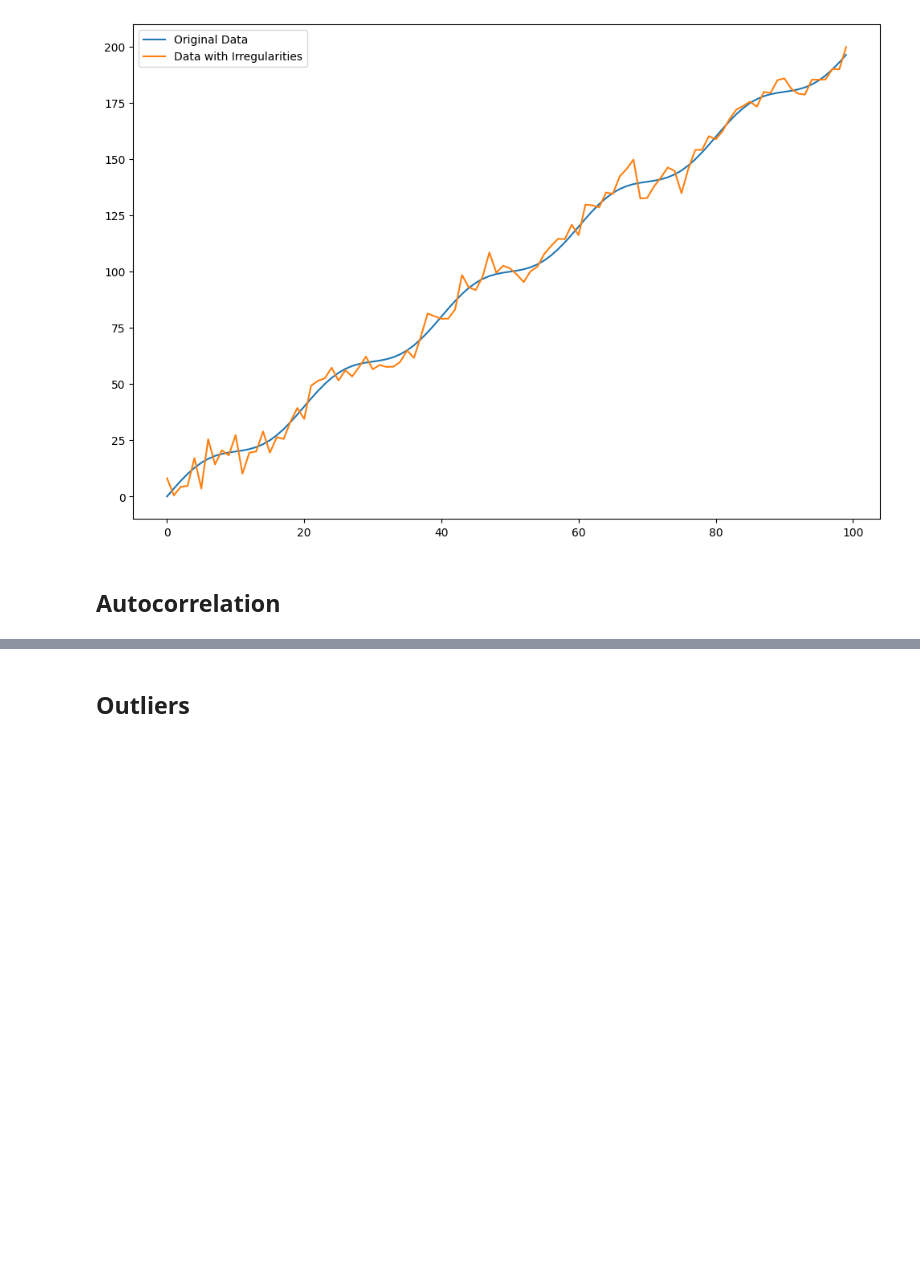
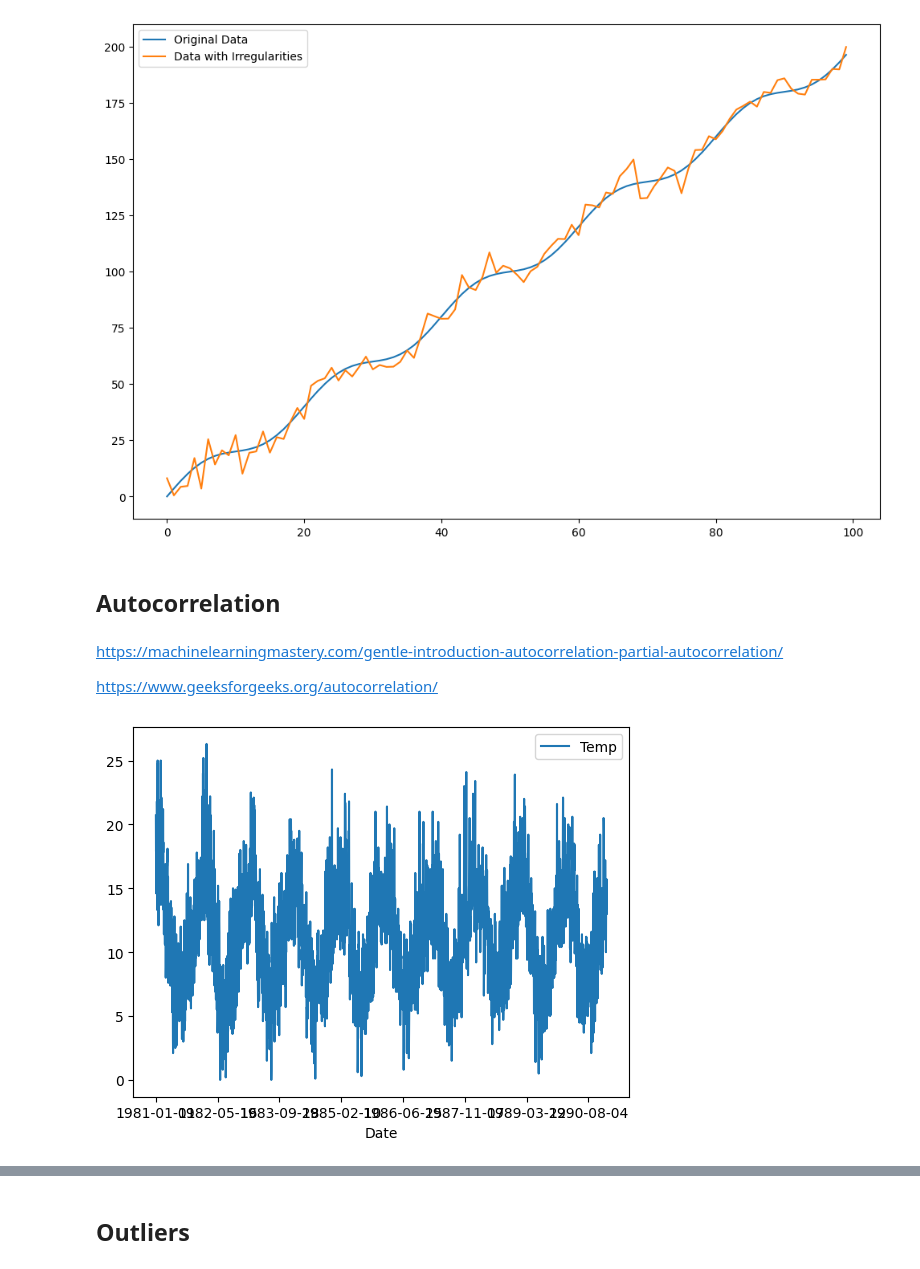
Before and after one commit to Matmozaur/Various-tools-and-notes, a Jupyter notebook: ML_related_concepts/Time_series/1D time series basics.ipynb, the cells around one changed output, grey strips where cells are left out. Drawn from its saved outputs; the diff is of its cells as text; code cells hidden in the pictures; blank space fills up the shorter version.

```diff
--- a/ML_related_concepts/Time_series/1D time series basics.ipynb
+++ b/ML_related_concepts/Time_series/1D time series basics.ipynb
@@ -99,3 +100,13 @@ plt.show()
 [figure]
 # %% [markdown]
 ## Autocorrelation
+# %% [markdown]
+https://machinelearningmastery.com/gentle-introduction-autocorrelation-partial-autocorrelation/
+
+https://www.geeksforgeeks.org/autocorrelation/
+# %%
+series = pd.read_csv('daily-min-temperatures.csv', header=0, index_col=0)
+series.plot()
+plt.show()
+# %% [output]
+[figure, added]
```
Also changed, not shown: parts of 12 cells of this notebook, 1 other file.
